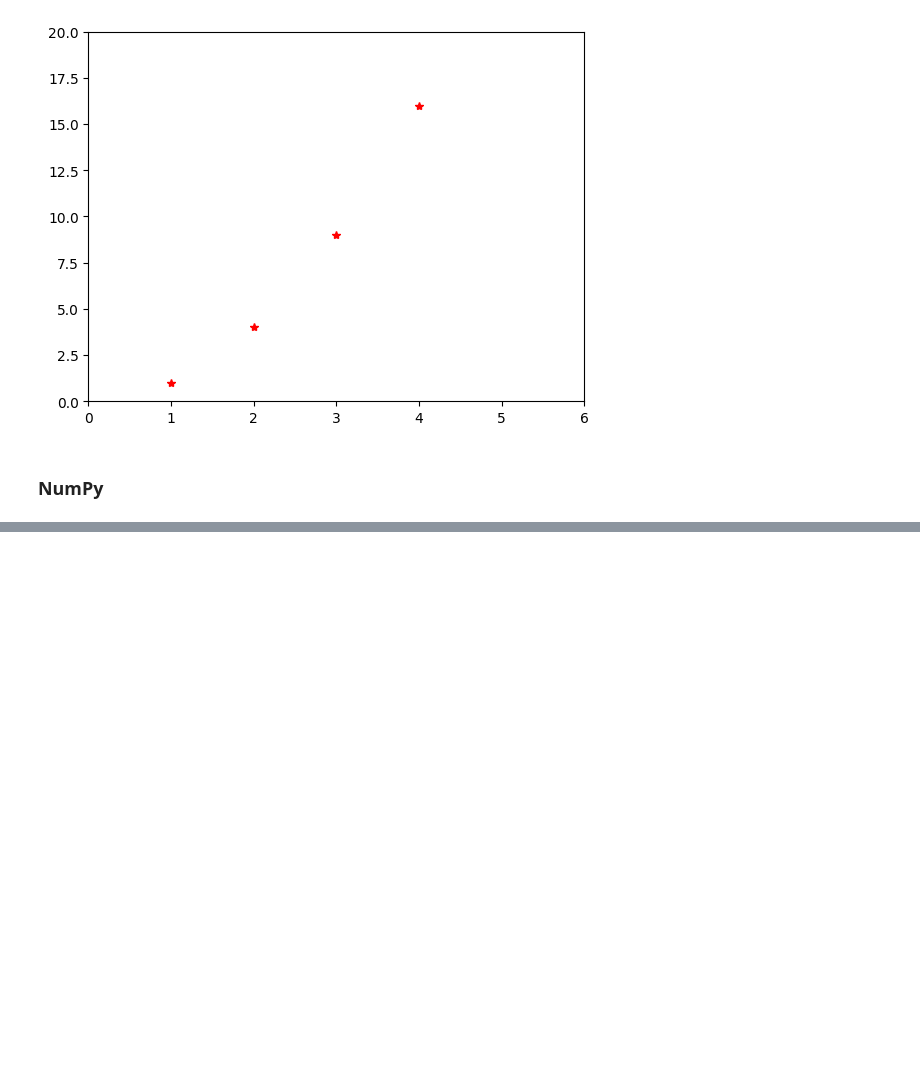
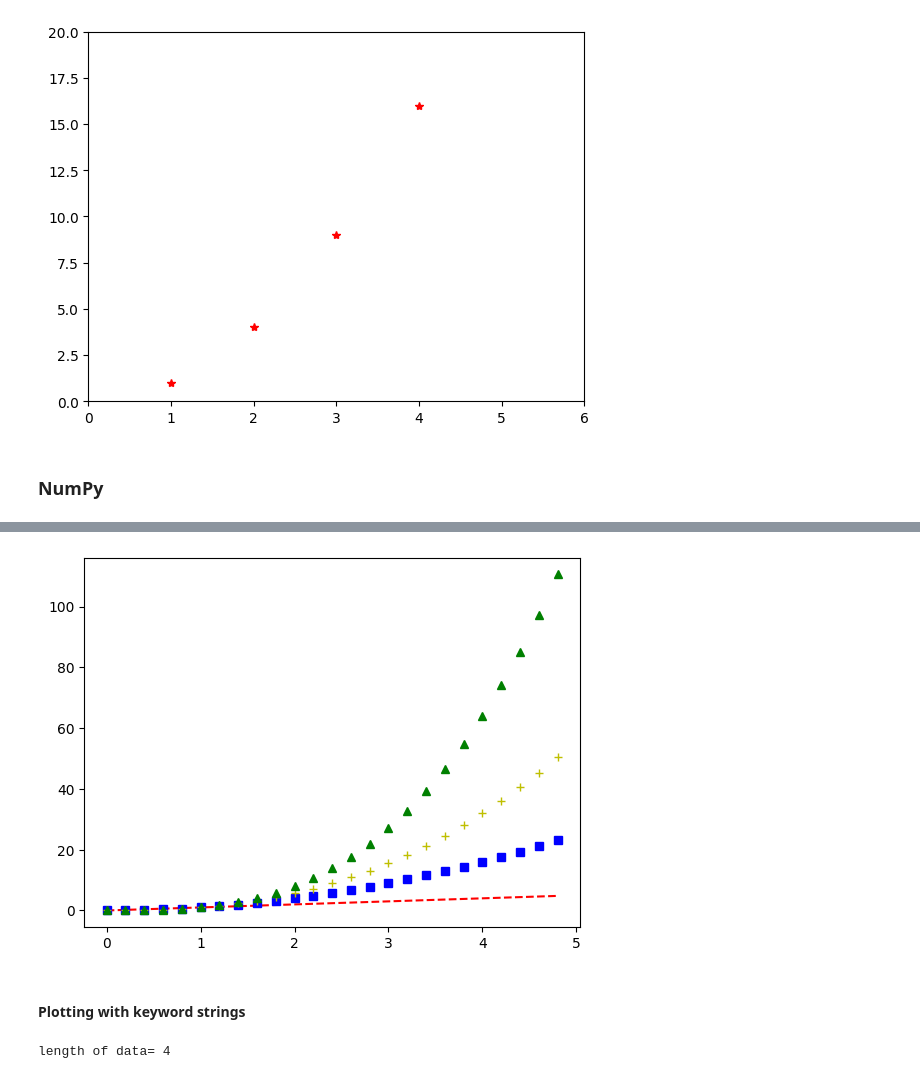
Before and after one commit to cs-joy/Matplotlib, a Jupyter notebook: 01_matplotlib_tutorial.ipynb, the cells around one changed output, grey strips where cells are left out. Drawn from its saved outputs; the diff is of its cells as text; code cells hidden in the pictures; blank space fills up the shorter version.

```diff
--- a/01_matplotlib_tutorial.ipynb
+++ b/01_matplotlib_tutorial.ipynb
@@ -51,9 +51,9 @@ plt.show()
 import numpy as np
 
 # evenly sampled time at 200ms intervals
-t = np.arange(0., 4., 0.2)
+t = np.arange(0., 5., 0.2)
 
 # red dashes, blue squares and green triangles
-plt.plot(t, t, 'r--', t, t**2, 'bs', t, t,**3, 'g')
+plt.plot(t, t, 'r--', t, t**2, 'bs', t, t**2.5, 'y+', t, t**3, 'g^')
 plt.show()
 # %% [output]
@@ -60,0 +60,17 @@ SyntaxError: positional argument follows keyword argument unpacking (<ipython-in
+[figure, added]
+# %% [markdown]
+#### Plotting with keyword strings
+# %%
+data = {
+          'a': np.arange(50),
+          'c': np.random.randint(0, 50, 50),
+          'd': np.random.randn(50)
+        }
+
+data['b'] = data['a'] + 10 * np.random.randn(50)
+data['d'] = np.abs(data['d'] * 100)
+
+data
+print(f"length of data= {len(data)}")
+# %% [output]
+length of data= 4
```
Also changed, not shown: parts of 3 cells of this notebook, 1 other file.
